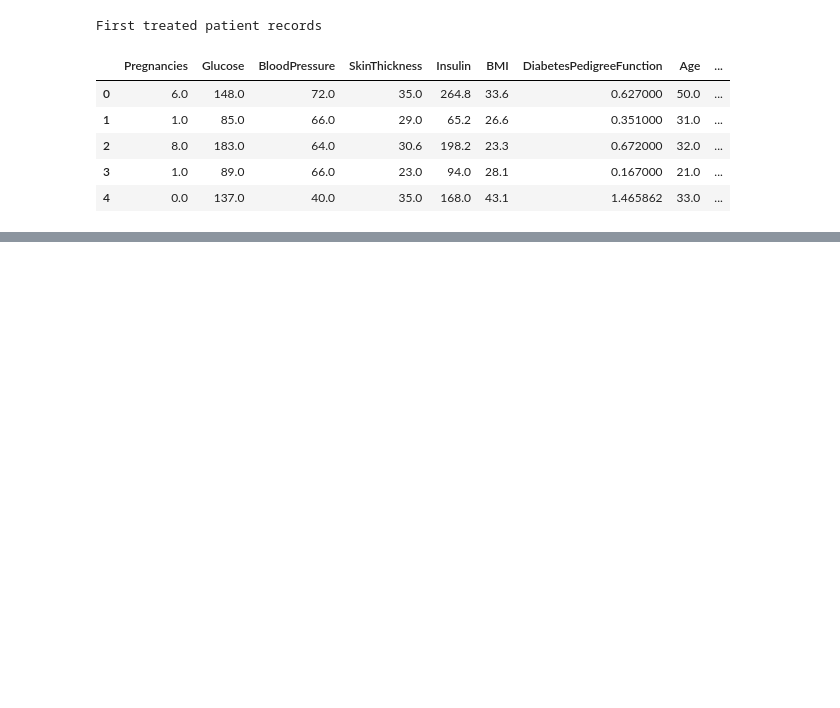
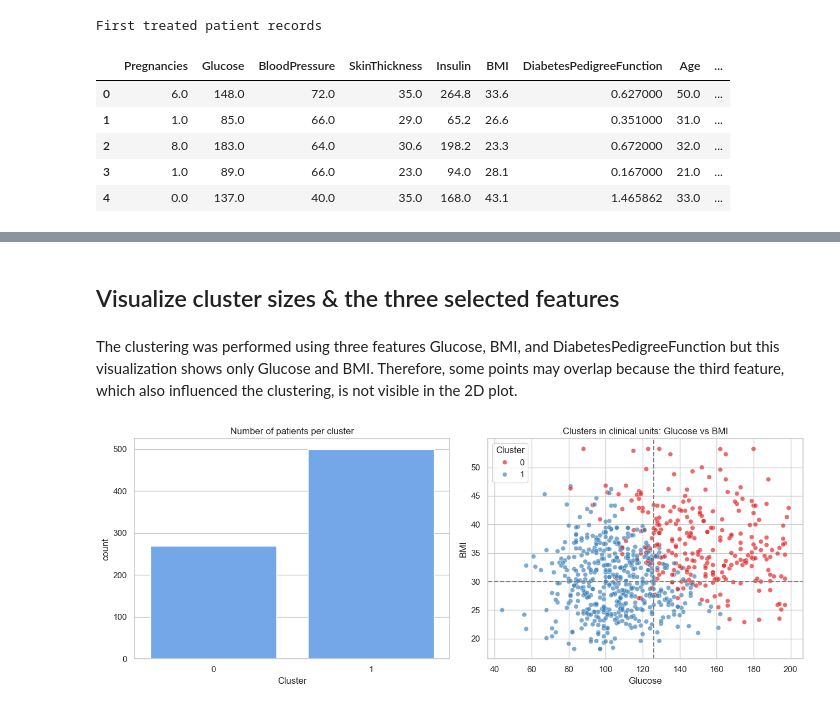
Before and after one commit to hamzalafsioui/DiaSense, a Jupyter notebook: notebooks/03_clustering.ipynb, the cells around one changed output, grey strips where cells are left out. Saved outputs shown, nothing was run; the diff lists cells and outputs as text; code cells hidden in the pictures; blank space fills up the shorter version.

Commit message:
cluster counts & visualization

```diff
--- a/notebooks/03_clustering.ipynb
+++ b/notebooks/03_clustering.ipynb
@@ -182,0 +204,47 @@ First treated patient records
+# %% [markdown]
+## Visualize cluster sizes & the three selected features
+# %% [markdown]
+The clustering was performed using three features Glucose, BMI, and DiabetesPedigreeFunction but this visualization shows only Glucose and BMI. Therefore, some points may overlap because the third feature, which also influenced the clustering, is not visible in the 2D plot.
+# %%
+fig, axes = plt.subplots(1, 2, figsize=(13, 5))
+
+sns.countplot(
+    data=df_profiles,
+    x="Cluster",
+    ax=axes[0],
+    color="#60a5fa",
+)
+axes[0].set_title("Number of patients per cluster")
+
+
+# Second
+sns.scatterplot(
+    data=df_profiles,
+    x="Glucose",
+    y="BMI",
+    hue="Cluster",
+    palette="Set1",
+    alpha=0.65,
+    ax=axes[1],
+)
+axes[1].axvline(
+    CLINICAL_THRESHOLDS["Glucose"],
+    color="gray",
+    linestyle="--",
+)
+axes[1].axhline(
+    CLINICAL_THRESHOLDS["BMI"],
+    color="gray",
+    linestyle="--",
+)
+axes[1].set_title("Clusters in clinical units: Glucose vs BMI")
+
+plt.tight_layout()
+plt.savefig(
+    FIGURES_DIR / "clustering_distribution.png",
+    dpi=150,
+    bbox_inches="tight",
+)
+plt.show()
+# %% [output]
+[figure, added]
```
Also changed, not shown: parts of 2 cells of this notebook, 2 other files.
